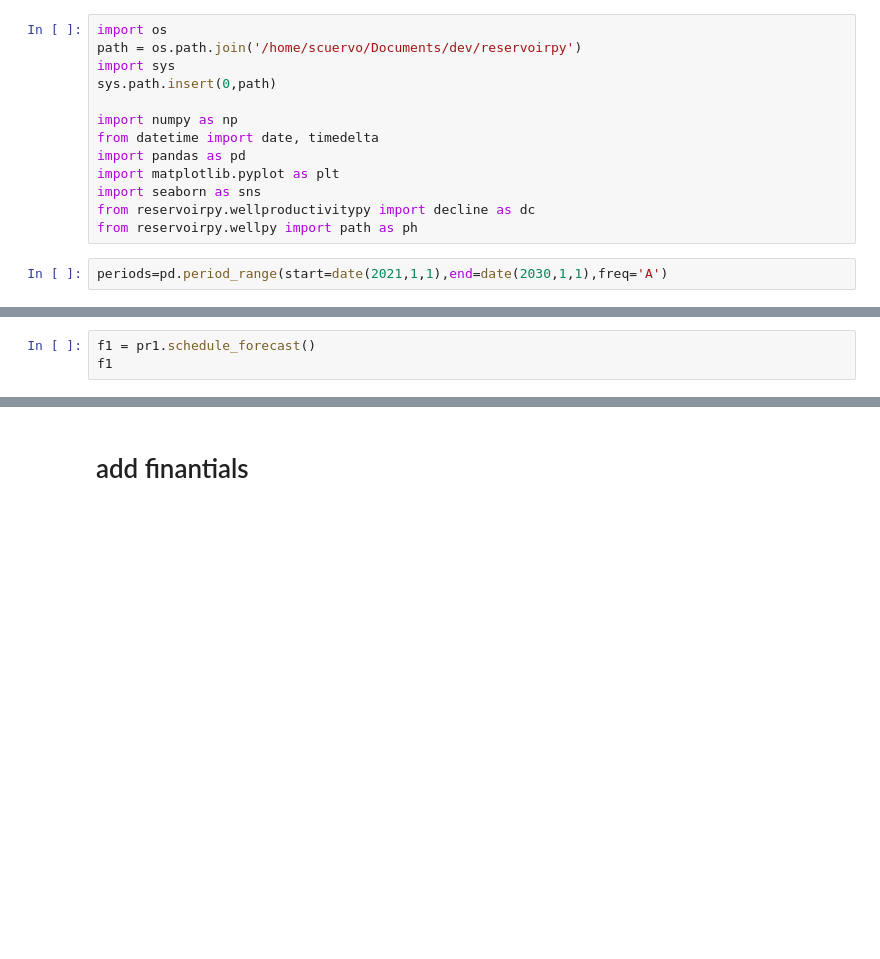
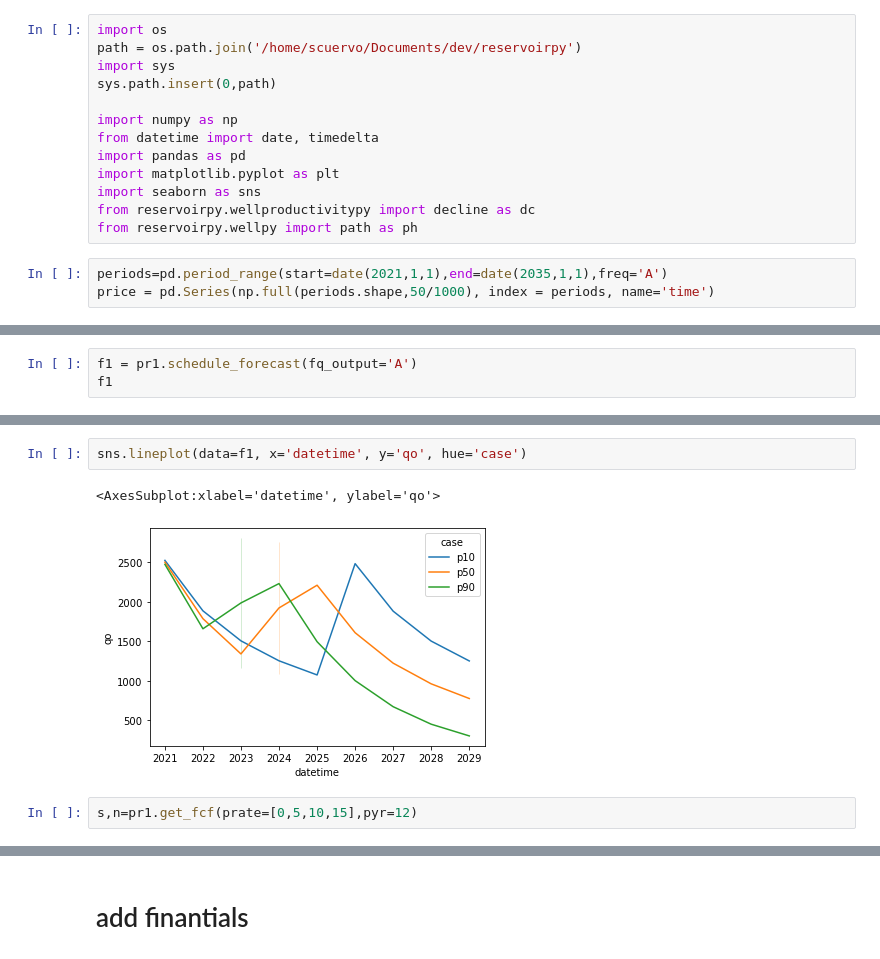
Before and after one commit to scuervo91/reservoirpy, a Jupyter notebook: examples/wellproductivity/7-schedule_forecast-Copy1.ipynb, the cells around one changed output, grey strips where cells are left out. Saved outputs shown, nothing was run; the diff lists cells and outputs as text; blank space fills up the shorter version.

Commit message:
fix well schedule forecast

```diff
--- a/examples/wellproductivity/7-schedule_forecast-Copy1.ipynb
+++ b/examples/wellproductivity/7-schedule_forecast-Copy1.ipynb
@@ -12,7 +12,8 @@ import seaborn as sns
 from reservoirpy.wellproductivitypy import decline as dc
 from reservoirpy.wellpy import path as ph
 # %%
-periods=pd.period_range(start=date(2021,1,1),end=date(2030,1,1),freq='A')
+periods=pd.period_range(start=date(2021,1,1),end=date(2035,1,1),freq='A')
+price = pd.Series(np.full(periods.shape,50/1000), index = periods, name='time')
 # %%
 pr1 = ph.well(name='pr-1',fq='A')
 
@@ -54,6 +106,6 @@ pr1.add_schedule(
     }
 )
 # %%
-f1 = pr1.schedule_forecast()
+f1 = pr1.schedule_forecast(fq_output='A')
 f1
 # %% [output]
@@ -86,0 +154,7 @@ pr1.cashflow
+# %%
+sns.lineplot(data=f1, x='datetime', y='qo', hue='case')
+# %% [output]
+<AxesSubplot:xlabel='datetime', ylabel='qo'>
+[figure, added]
+# %%
+s,n=pr1.get_fcf(prate=[0,5,10,15],pyr=12)
```
Also changed, not shown: parts of 7 cells of this notebook, 1 other file.
